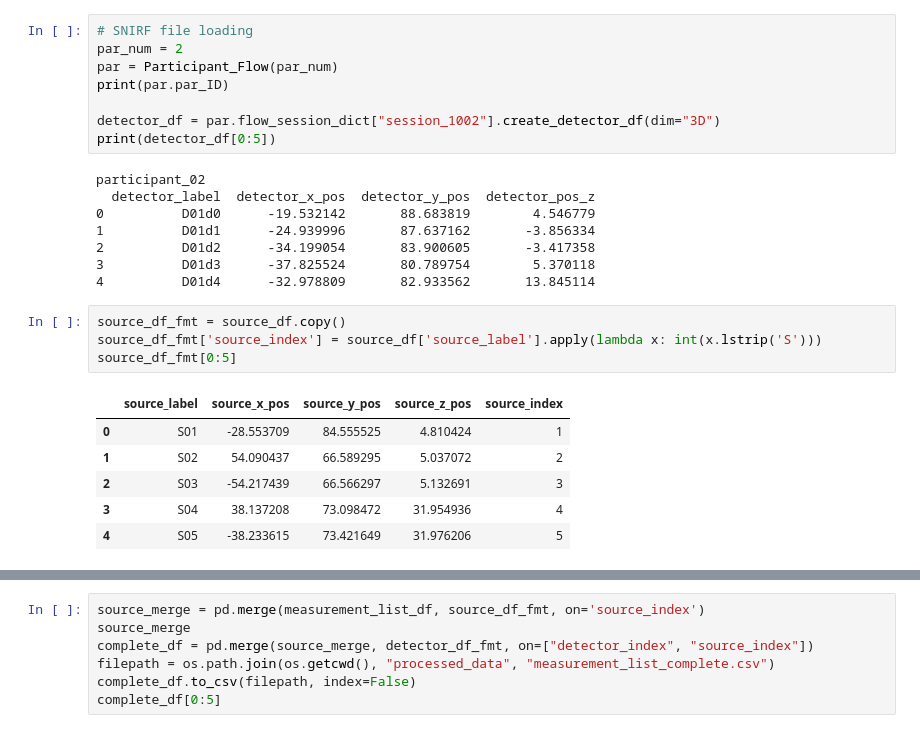
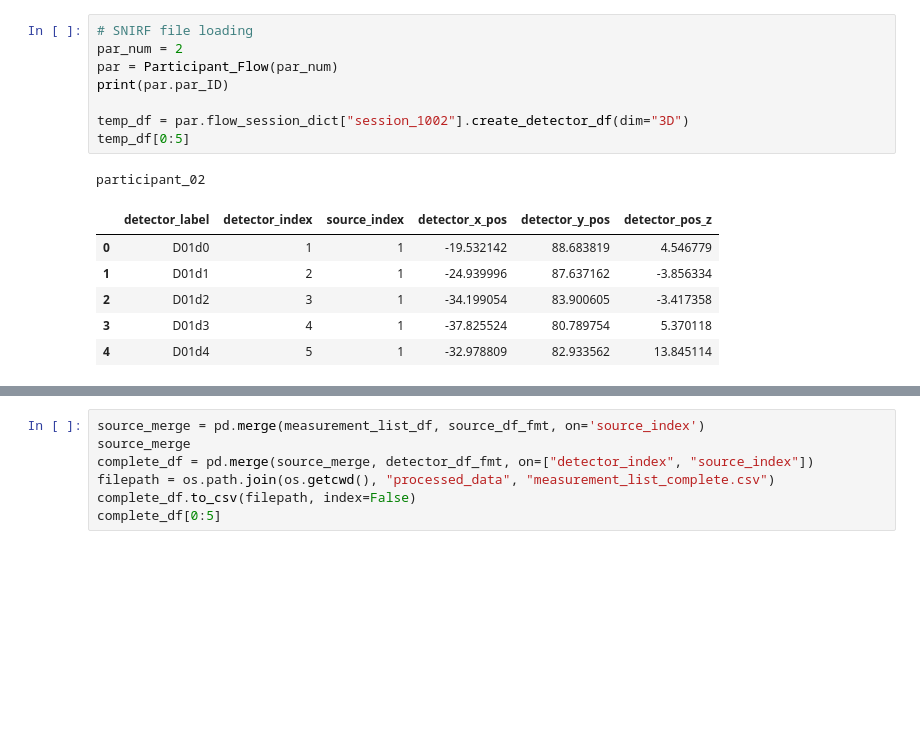
Before and after one commit to AyazLab/KernelFlow_Analysis, a Jupyter notebook: flow_analysis.ipynb, the cells around one changed output, grey strips where cells are left out. Drawn from its saved outputs; the diff is of its cells as text; blank space fills up the shorter version.

Commit message:
Format source and detector DataFrames

```diff
--- a/flow_analysis.ipynb
+++ b/flow_analysis.ipynb
@@ -1047,27 +1052,16 @@ def create_flow_results_tables(num_pars: int) -> None:
 # %%
 # SNIRF file loading
 par_num = 2
 par = Participant_Flow(par_num)
 print(par.par_ID)
 
-detector_df = par.flow_session_dict["session_1002"].create_detector_df(dim="3D")
-print(detector_df[0:5])
+temp_df = par.flow_session_dict["session_1002"].create_detector_df(dim="3D")
+temp_df[0:5]
 # %% [output]
 participant_02
-  detector_label  detector_x_pos  detector_y_pos  detector_pos_z
-0          D01d0      -19.532142       88.683819        4.546779
-1          D01d1      -24.939996       87.637162       -3.856334
-2          D01d2      -34.199054       83.900605       -3.417358
-3          D01d3      -37.825524       80.789754        5.370118
-4          D01d4      -32.978809       82.933562       13.845114
+|  | detector_label | detector_index | source_index | detector_x_pos | detector_y_pos | detector_pos_z |
+| 0 | D01d0 | 1 | 1 | -19.532142 | 88.683819 | 4.546779 |
+| 1 | D01d1 | 2 | 1 | -24.939996 | 87.637162 | -3.856334 |
+| 2 | D01d2 | 3 | 1 | -34.199054 | 83.900605 | -3.417358 |
+| 3 | D01d3 | 4 | 1 | -37.825524 | 80.789754 | 5.370118 |
+| 4 | D01d4 | 5 | 1 | -32.978809 | 82.933562 | 13.845114 |
-# %%
-source_df_fmt = source_df.copy()
-source_df_fmt['source_index'] = source_df['source_label'].apply(lambda x: int(x.lstrip('S')))
-source_df_fmt[0:5]
-# %% [output]
-|  | source_label | source_x_pos | source_y_pos | source_z_pos | source_index |
-| 0 | S01 | -28.553709 | 84.555525 | 4.810424 | 1 |
-| 1 | S02 | 54.090437 | 66.589295 | 5.037072 | 2 |
-| 2 | S03 | -54.217439 | 66.566297 | 5.132691 | 3 |
-| 3 | S04 | 38.137208 | 73.098472 | 31.954936 | 4 |
-| 4 | S05 | -38.233615 | 73.421649 | 31.976206 | 5 |
```
Also changed, not shown: parts of 2 cells of this notebook, 1 other file.
